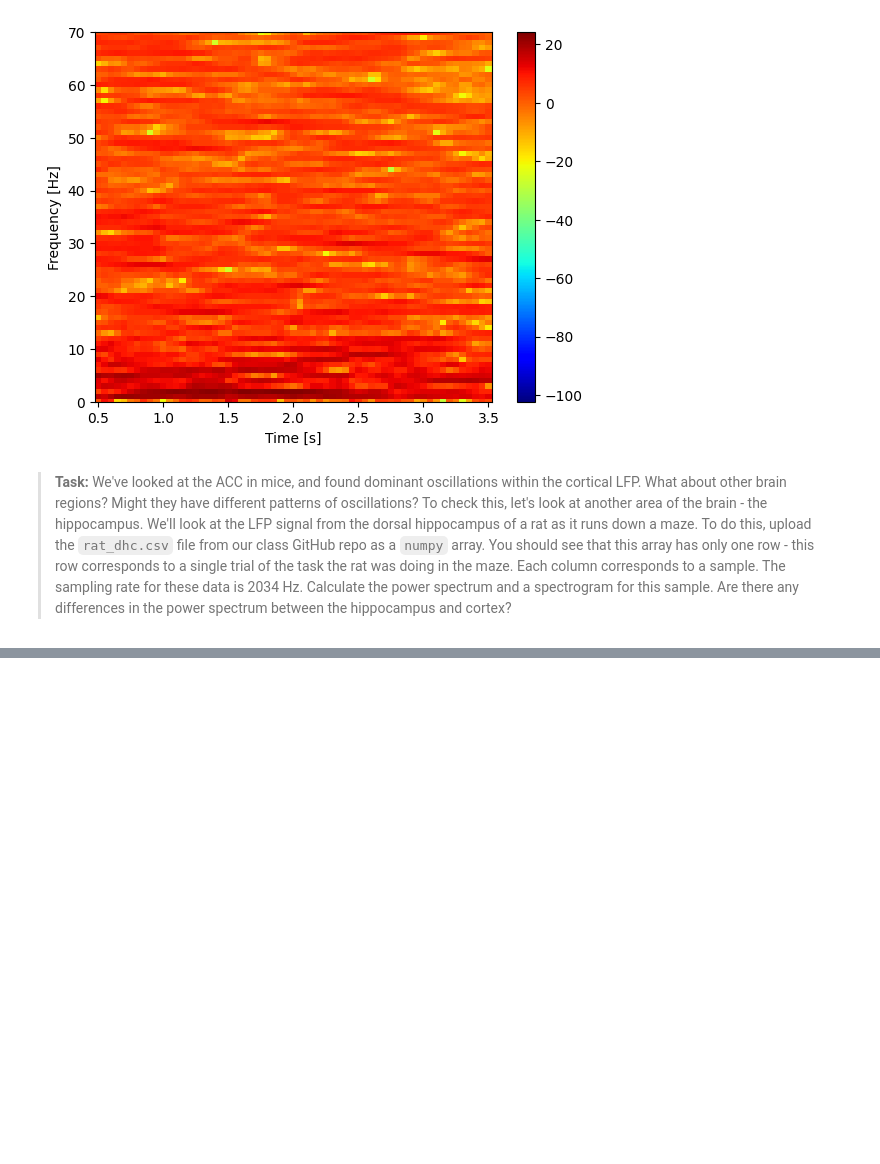
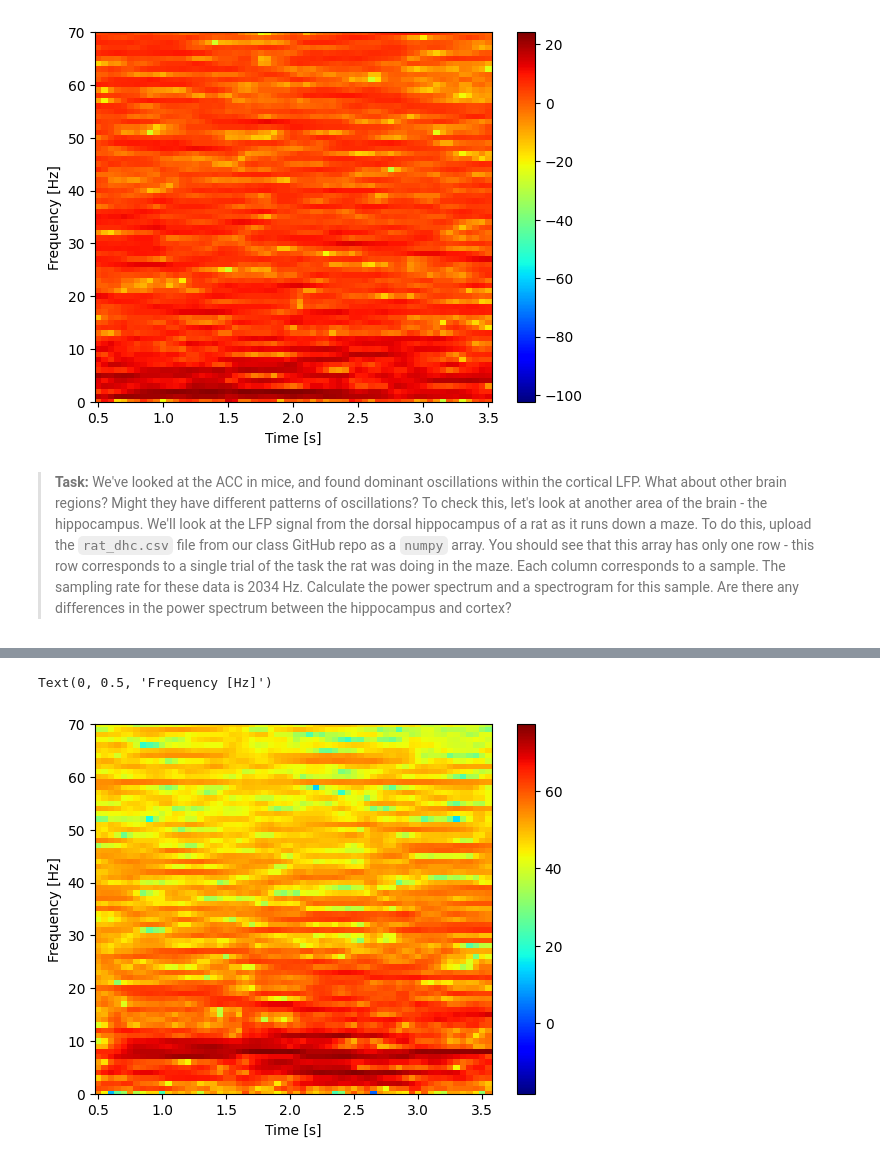
Before and after one commit to abbynam/neur-265, a Jupyter notebook: classwork/PSD_04_09_26.ipynb, the cells around one changed output, grey strips where cells are left out. Saved outputs shown, nothing was run; the diff lists cells and outputs as text; code cells hidden in the pictures; blank space fills up the shorter version.

```diff
--- a/classwork/PSD_04_09_26.ipynb
+++ b/classwork/PSD_04_09_26.ipynb
@@ -206,0 +230,20 @@ rat_dhc = np.loadtxt('')
+# %%
+Fs = 1 / dt               # Define the sampling frequency,
+interval = int(Fs)        # ... the interval size,
+overlap = int(Fs * 0.95)  # ... and the overlap intervals
+
+                          # Compute the spectrogram
+f, t, Sxx = spectrogram(
+    x,                  # Provide the signal,
+    fs=Fs,                # ... the sampling frequency,
+    nperseg=interval,     # ... the length of a segment,
+    noverlap=overlap)     # ... the number of samples to overlap,
+plt.pcolormesh(t, f, 10 * np.log10(Sxx),
+               cmap='jet')# Plot the result
+plt.colorbar()                # ... with a color bar,
+plt.ylim([0, 70])             # ... set the frequency range,
+plt.xlabel('Time [s]')        # ... and label the axes
+plt.ylabel('Frequency [Hz]')
+# %% [output]
+Text(0, 0.5, 'Frequency [Hz]')
+[figure, added]
```
Also changed, not shown: parts of 2 cells of this notebook.
